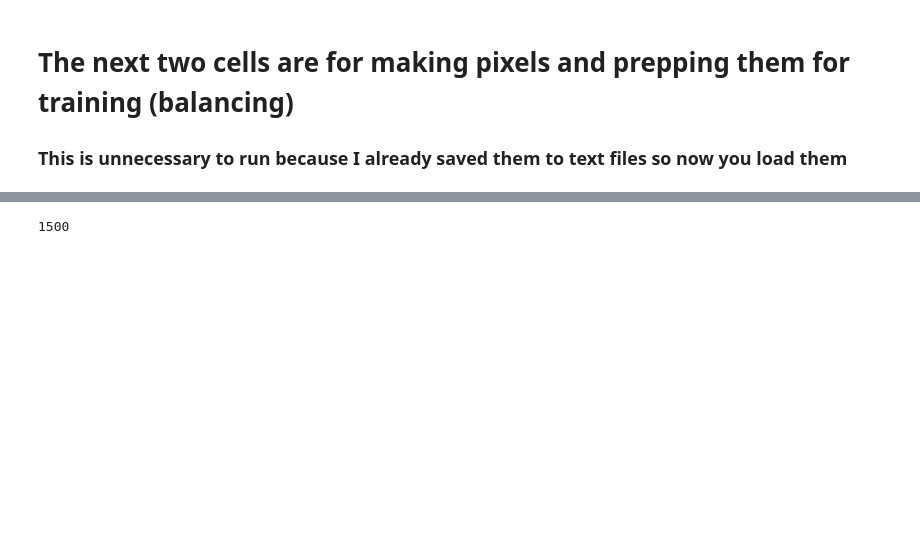
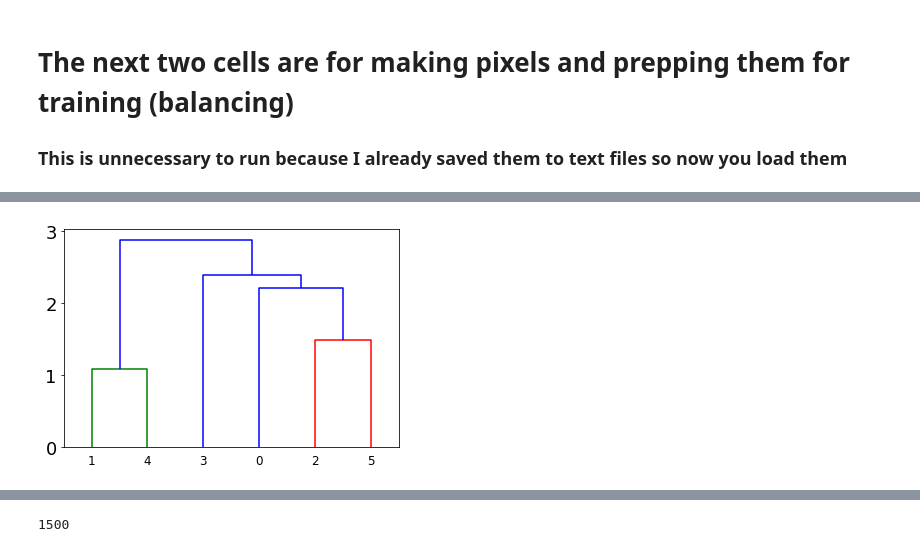
Before and after one commit to patrickcgray/landcover_rcnn, a Jupyter notebook: rcnn/strange network clean.ipynb, the cells around one changed output, grey strips where cells are left out. Cells and saved outputs as stored; diff of their text form; code cells hidden in the pictures; blank space fills up the shorter version.

```diff
--- a/rcnn/strange network clean.ipynb
+++ b/rcnn/strange network clean.ipynb
@@ -130,0 +185,8 @@ train:6300 val:1889 test:1378
+# %%
+ytdist = np.array(image_avgs)
+
+Z = hierarchy.linkage(ytdist, 'single')
+plt.figure()
+dn = hierarchy.dendrogram(Z)
+# %% [output]
+[figure, added]
```
Also changed, not shown: parts of 25 cells of this notebook, 5 other files.
